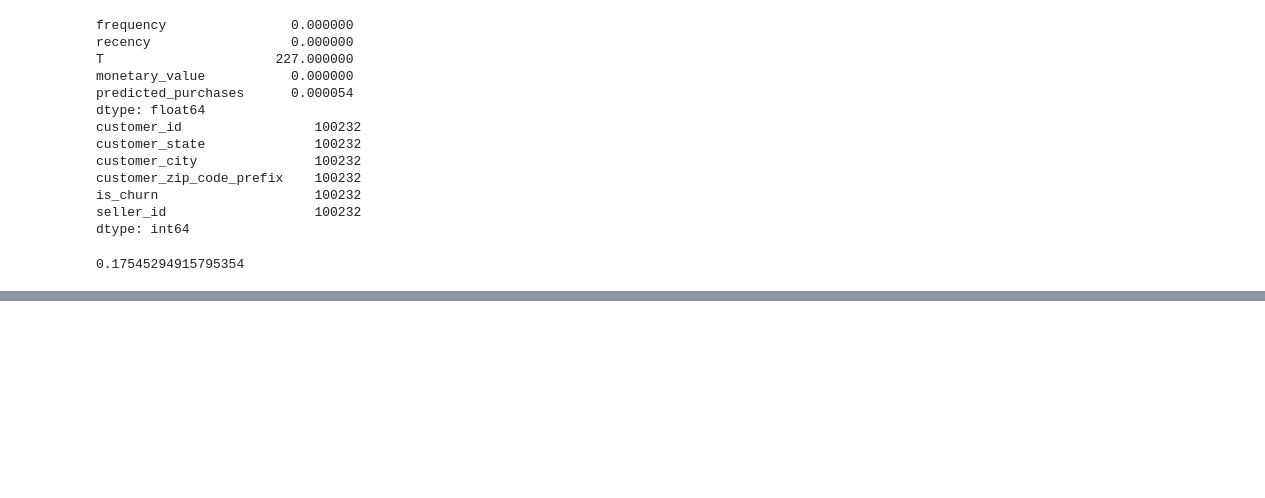
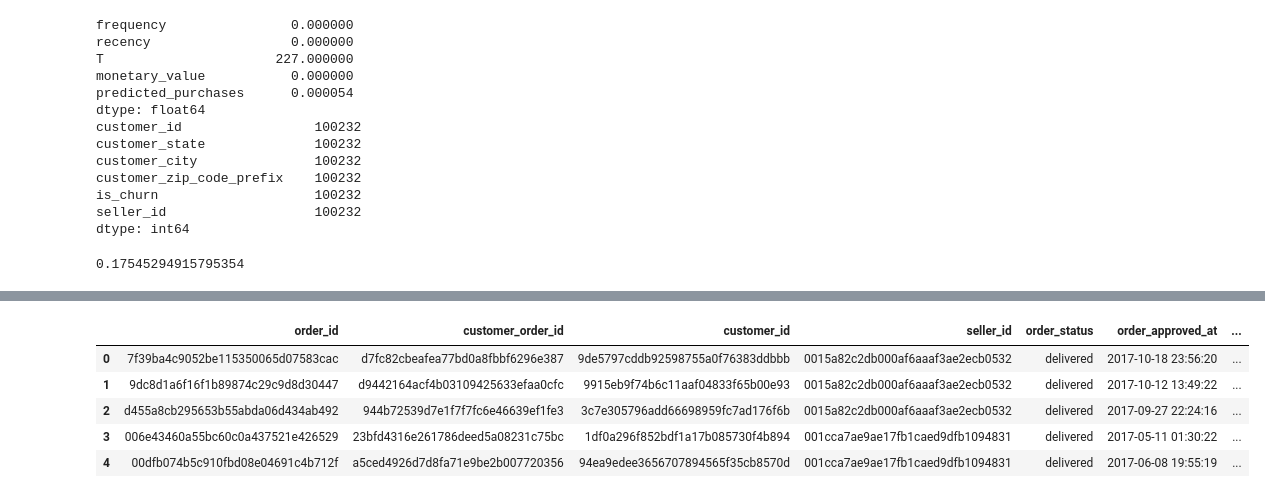
Before and after one commit to masdatascience/AI, a Jupyter notebook: AI_TFM_04.ipynb, the cells around one changed output, grey strips where cells are left out. Drawn from its saved outputs; the diff is of its cells as text; code cells hidden in the pictures; blank space fills up the shorter version.

```diff
--- a/AI_TFM_04.ipynb
+++ b/AI_TFM_04.ipynb
@@ -557,0 +353,9 @@ dtype: int64
+# %%
+datos_facturacion.head()
+# %% [output]
+|  | order_id | customer_order_id | customer_id | seller_id | order_status | order_approved_at | ... |
+| 0 | 7f39ba4c9052be115350065d07583cac | d7fc82cbeafea77bd0a8fbbf6296e387 | 9de5797cddb92598755a0f76383ddbbb | 0015a82c2db000af6aaaf3ae2ecb0532 | delivered | 2017-10-18 23:56:20 | ... |
+| 1 | 9dc8d1a6f16f1b89874c29c9d8d30447 | d9442164acf4b03109425633efaa0cfc | 9915eb9f74b6c11aaf04833f65b00e93 | 0015a82c2db000af6aaaf3ae2ecb0532 | delivered | 2017-10-12 13:49:22 | ... |
+| 2 | d455a8cb295653b55abda06d434ab492 | 944b72539d7e1f7f7fc6e46639ef1fe3 | 3c7e305796add66698959fc7ad176f6b | 0015a82c2db000af6aaaf3ae2ecb0532 | delivered | 2017-09-27 22:24:16 | ... |
+| 3 | 006e43460a55bc60c0a437521e426529 | 23bfd4316e261786deed5a08231c75bc | 1df0a296f852bdf1a17b085730f4b894 | 001cca7ae9ae17fb1caed9dfb1094831 | delivered | 2017-05-11 01:30:22 | ... |
+| 4 | 00dfb074b5c910fbd08e04691c4b712f | a5ced4926d7d8fa71e9be2b007720356 | 94ea9edee3656707894565f35cb8570d | 001cca7ae9ae17fb1caed9dfb1094831 | delivered | 2017-06-08 19:55:19 | ... |
```
Also changed, not shown: parts of 12 cells of this notebook.
